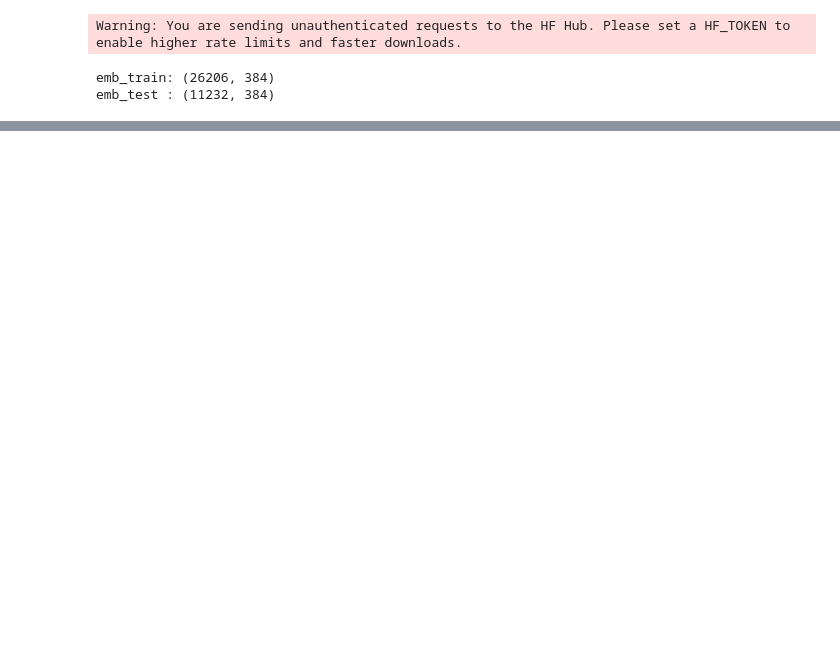
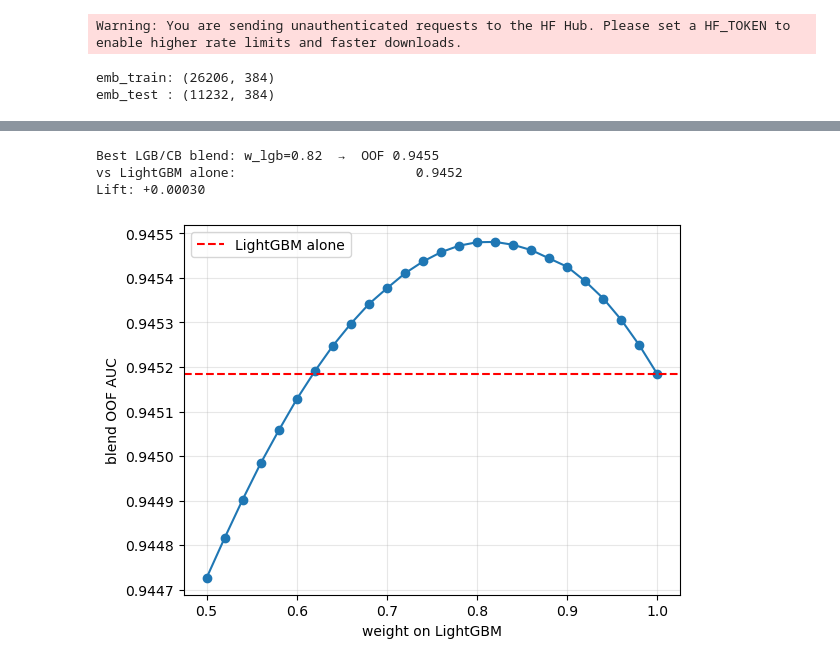
Before and after one commit to jasonsun96/AML_rep, a Jupyter notebook: q5_kaggle/baseline.ipynb, the cells around one changed output, grey strips where cells are left out. Drawn from its saved outputs; the diff is of its cells as text; code cells hidden in the pictures; blank space fills up the shorter version.

```diff
--- a/q5_kaggle/baseline.ipynb
+++ b/q5_kaggle/baseline.ipynb
@@ -985,0 +1230,19 @@ feature_fraction=1.0: OOF 0.9417
+# %%
+weights = np.arange(0.5, 1.01, 0.02)
+results = [(w, roc_auc_score(y_train, w*lgbm_v4_oof + (1-w)*cb_result["oof"])) for w in weights]
+best_w, best_auc = max(results, key=lambda x: x[1])
+print(f"Best LGB/CB blend: w_lgb={best_w:.2f}  →  OOF {best_auc:.4f}")
+print(f"vs LightGBM alone:                       {roc_auc_score(y_train, lgbm_v4_oof):.4f}")
+print(f"Lift: {best_auc - roc_auc_score(y_train, lgbm_v4_oof):+.5f}")
+
+import matplotlib.pyplot as plt
+ws, aucs = zip(*results)
+plt.plot(ws, aucs, "o-")
+plt.axhline(roc_auc_score(y_train, lgbm_v4_oof), color="red", linestyle="--", label="LightGBM alone")
+plt.xlabel("weight on LightGBM"); plt.ylabel("blend OOF AUC")
+plt.legend(); plt.grid(alpha=0.3); plt.show()
+# %% [output]
+Best LGB/CB blend: w_lgb=0.82  →  OOF 0.9455
+vs LightGBM alone:                       0.9452
+Lift: +0.00030
+[figure, added]
```
Also changed, not shown: parts of 26 cells of this notebook, 22 other files.
